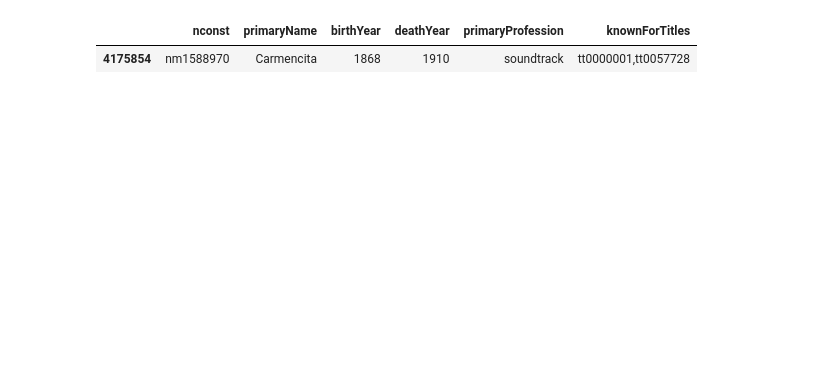
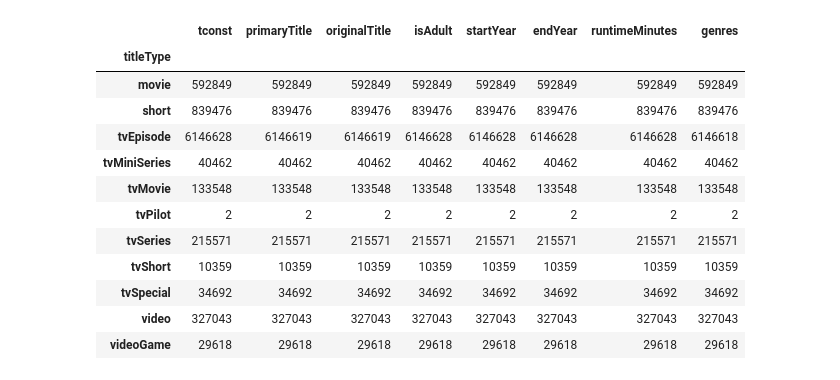
Before and after one commit to megarage9000/MovieProjection, a Jupyter notebook: view_data.ipynb, the cells around one changed output. Drawn from its saved outputs; the diff is of its cells as text; code cells hidden in the pictures; blank space fills up the shorter version.

Commit message:
MovieProjection: Pair programming for filtering data

```diff
--- a/view_data.ipynb
+++ b/view_data.ipynb
@@ -2,7 +2,7 @@
 import numpy as np
 import pandas as pd
 # nm1588970
-data = pd.read_csv("name.basics.tsv.gz", sep='\t')
+data = pd.read_csv("title.basics.tsv.gz", sep='\t')
 # %%
 data
 # %% [output]
@@ -22,6 +22,17 @@ data
 # %%
-lonely_guy = data.loc[data['nconst'] == 'nm1588970']
-lonely_guy
+newdata = data.groupby("titleType").agg("count")
+newdata
 # %% [output]
-|  | nconst | primaryName | birthYear | deathYear | primaryProfession | knownForTitles |
-| 4175854 | nm1588970 | Carmencita | 1868 | 1910 | soundtrack | tt0000001,tt0057728 |
+|  | tconst | primaryTitle | originalTitle | isAdult | startYear | endYear | runtimeMinutes | genres |
+| titleType |  |  |  |  |  |  |  |  |
+| movie | 592849 | 592849 | 592849 | 592849 | 592849 | 592849 | 592849 | 592849 |
+| short | 839476 | 839476 | 839476 | 839476 | 839476 | 839476 | 839476 | 839476 |
+| tvEpisode | 6146628 | 6146619 | 6146619 | 6146628 | 6146628 | 6146628 | 6146628 | 6146618 |
+| tvMiniSeries | 40462 | 40462 | 40462 | 40462 | 40462 | 40462 | 40462 | 40462 |
+| tvMovie | 133548 | 133548 | 133548 | 133548 | 133548 | 133548 | 133548 | 133548 |
+| tvPilot | 2 | 2 | 2 | 2 | 2 | 2 | 2 | 2 |
+| tvSeries | 215571 | 215571 | 215571 | 215571 | 215571 | 215571 | 215571 | 215571 |
+| tvShort | 10359 | 10359 | 10359 | 10359 | 10359 | 10359 | 10359 | 10359 |
+| tvSpecial | 34692 | 34692 | 34692 | 34692 | 34692 | 34692 | 34692 | 34692 |
+| video | 327043 | 327043 | 327043 | 327043 | 327043 | 327043 | 327043 | 327043 |
+| videoGame | 29618 | 29618 | 29618 | 29618 | 29618 | 29618 | 29618 | 29618 |
```
Also changed, not shown: parts of 8 cells of this notebook, 1 other file.
